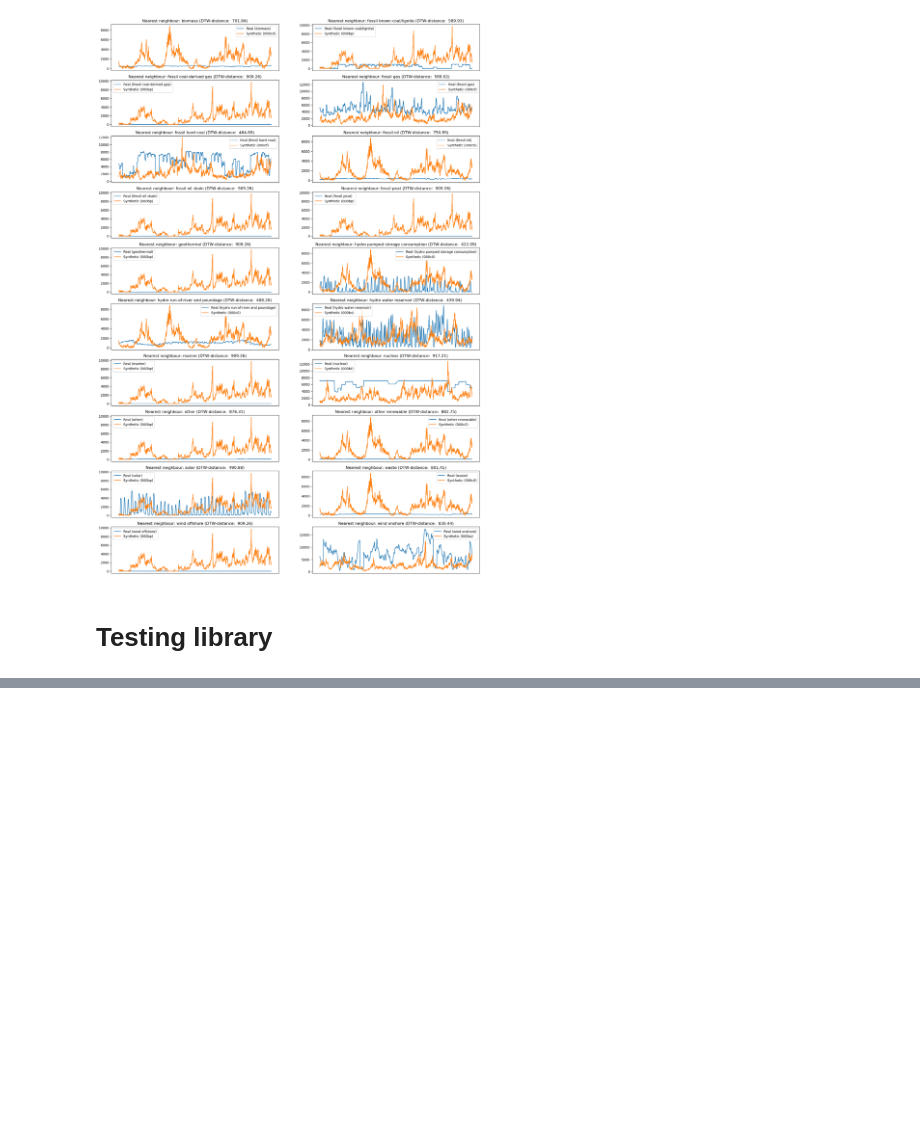
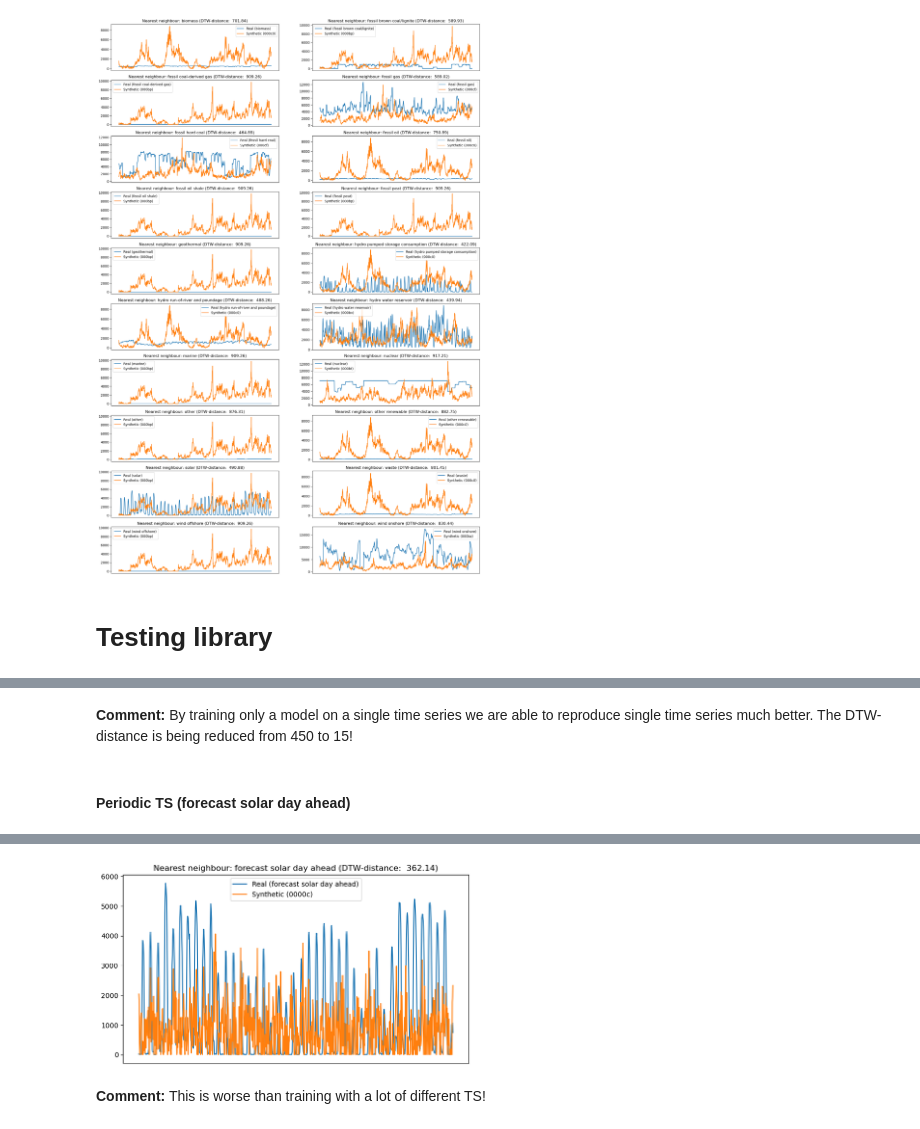
Before and after one commit to oskargirardin/CRP_GDPR_datasets, a Jupyter notebook: use_cases/time_series_prediction/time_series.ipynb, the cells around one changed output, grey strips where cells are left out. Cells and saved outputs as stored; diff of their text form; code cells hidden in the pictures; blank space fills up the shorter version.

```diff
--- a/use_cases/time_series_prediction/time_series.ipynb
+++ b/use_cases/time_series_prediction/time_series.ipynb
@@ -550,0 +699,7 @@ ts_sim.plot_nearest_neighbours()
+# %% [markdown]
+**Comment:** By training only a model on a single time series we are able to reproduce single time series much better. The DTW-distance is being reduced from 450 to 15!
+# %% [markdown]
+#### Periodic TS (forecast solar day ahead)
+# %%
+train_single_TS(df_real, metadata, identifier="variable", ts_name="forecast solar day ahead", n_epochs = 100, n_samples = 5, verbose = True)
+# %% [output]
@@ -550,0 +721,3 @@ ts_sim.plot_nearest_neighbours()
+[figure, added]
+# %% [markdown]
+**Comment:** This is worse than training with a lot of different TS!
```
Also changed, not shown: parts of 13 cells of this notebook, 1 other file.
